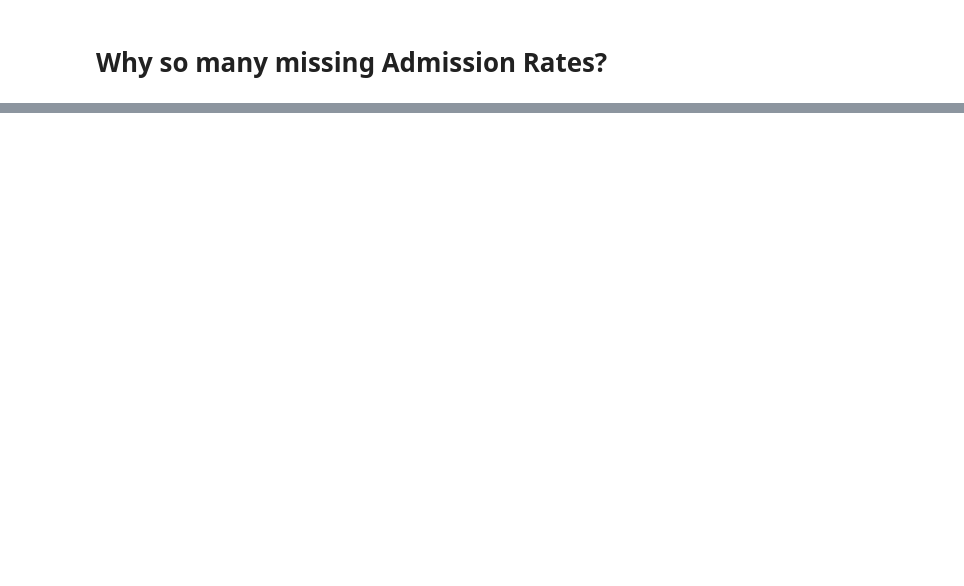
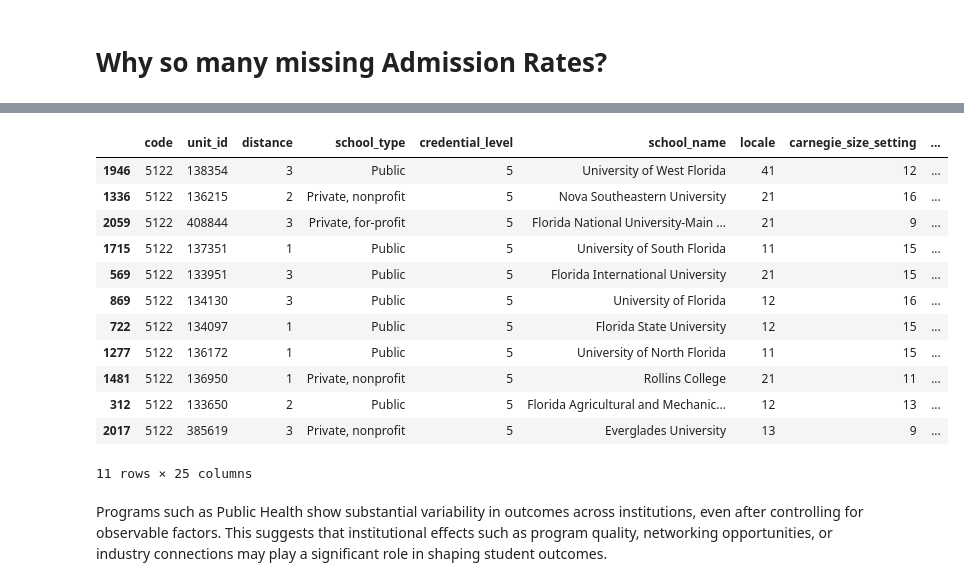
Before and after one commit to sebastianhonorat-dev/CAP_3764_2026_Spring_Team_6, a Jupyter notebook: notebooks/setup_residual_ranking.ipynb, the cells around one changed output, grey strips where cells are left out. Cells and saved outputs as stored; diff of their text form; code cells hidden in the pictures; blank space fills up the shorter version.

```diff
--- a/notebooks/setup_residual_ranking.ipynb
+++ b/notebooks/setup_residual_ranking.ipynb
@@ -293,0 +524,28 @@ save(tdf,file_type="",file_name="ml_scorecard_FL_programs.csv")
+# %%
+error_df=error_df[error_df["4_yr_working_count"] >= 20]
+
+valid_codes = (
+    error_df.groupby("code")["school_name"]
+    .nunique()
+)
+
+valid_codes = valid_codes[valid_codes >= 4].index
+error_df = error_df[error_df["code"].isin(valid_codes)]
+
+error_df["school_count"] = error_df.groupby(["code","credential_level"])["school_name"].transform("nunique")
+
+error_df["confidence"] = pd.cut(
+    error_df["school_count"],
+    bins=[0, 5, 15, 100],
+    labels=["low", "medium", "high"]
+)
+
+error_df["pct_error"] = error_df["error"] / error_df["pred"]
+
+k = np.percentile(np.log1p(error_df["4_yr_working_count"]), 75)
+
+weight = np.log1p(error_df["4_yr_working_count"])/np.log1p(error_df["4_yr_working_count"]+k)
+
+error_df["score"] = (
+    error_df["pct_error"] * weight
+)
@@ -293,0 +556,6 @@ save(tdf,file_type="",file_name="ml_scorecard_FL_programs.csv")
+# %%
+rank_pct = error_df["pct_error"].rank()
+rank_score = error_df["score"].rank()
+
+adjustments = (rank_pct - rank_score).abs().mean()
+adjustments/len(error_df)
@@ -293,0 +564,6 @@ save(tdf,file_type="",file_name="ml_scorecard_FL_programs.csv")
+# %%
+error_df["rank_diff"] = (rank_score - rank_pct)
+
+# display(error_df.sort_values("score").head(10))
+error_df.sort_values("rank_diff").tail(10)
+error_df.sort_values("rank_diff").head(10)
@@ -293,0 +616,19 @@ save(tdf,file_type="",file_name="ml_scorecard_FL_programs.csv")
+# %%
+(
+    error_df[(error_df["code"] == "5122")&(error_df["credential_level"]==5)]
+    .sort_values(["credential_level", "score"], ascending=[True, False])
+)
+# %% [output]
+|  | code | unit_id | distance | school_type | credential_level | school_name | locale | carnegie_size_setting | ... |
+| 1946 | 5122 | 138354 | 3 | Public | 5 | University of West Florida | 41 | 12 | ... |
+| 1336 | 5122 | 136215 | 2 | Private, nonprofit | 5 | Nova Southeastern University | 21 | 16 | ... |
+| 2059 | 5122 | 408844 | 3 | Private, for-profit | 5 | Florida National University-Main ... | 21 | 9 | ... |
+| 1715 | 5122 | 137351 | 1 | Public | 5 | University of South Florida | 11 | 15 | ... |
+| 569 | 5122 | 133951 | 3 | Public | 5 | Florida International University | 21 | 15 | ... |
+| 869 | 5122 | 134130 | 3 | Public | 5 | University of Florida | 12 | 16 | ... |
+| 722 | 5122 | 134097 | 1 | Public | 5 | Florida State University | 12 | 15 | ... |
+| 1277 | 5122 | 136172 | 1 | Public | 5 | University of North Florida | 11 | 15 | ... |
+| 1481 | 5122 | 136950 | 1 | Private, nonprofit | 5 | Rollins College | 21 | 11 | ... |
+| 312 | 5122 | 133650 | 2 | Public | 5 | Florida Agricultural and Mechanic... | 12 | 13 | ... |
+| 2017 | 5122 | 385619 | 3 | Private, nonprofit | 5 | Everglades University | 13 | 9 | ... |
+11 rows × 25 columns
@@ -293,0 +651,2 @@ save(tdf,file_type="",file_name="ml_scorecard_FL_programs.csv")
+# %% [markdown]
+Programs such as Public Health show substantial variability in outcomes across institutions, even after controlling for observable factors. This suggests that institutional effects such as program quality, networking opportunities, or industry connections may play a significant role in shaping student outcomes.
```
Also changed, not shown: parts of 40 cells of this notebook, 5 other files.
